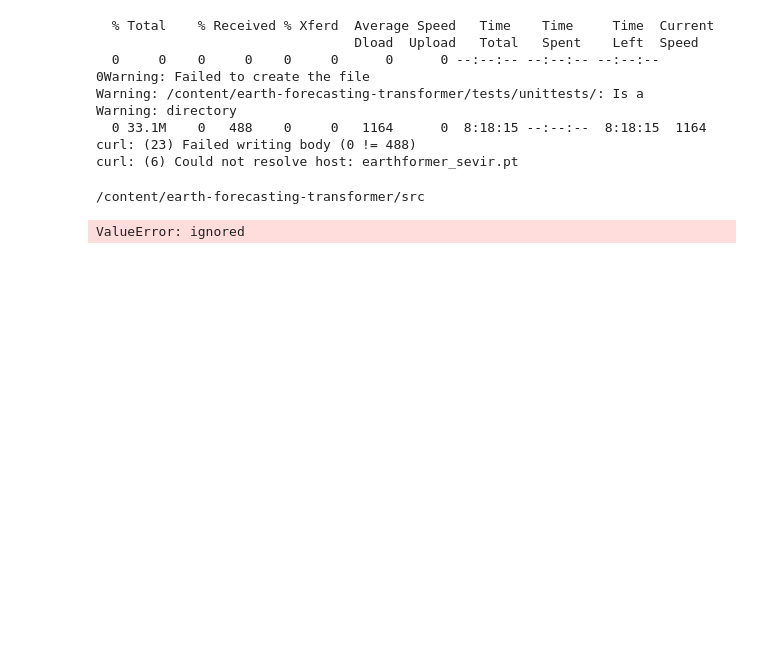
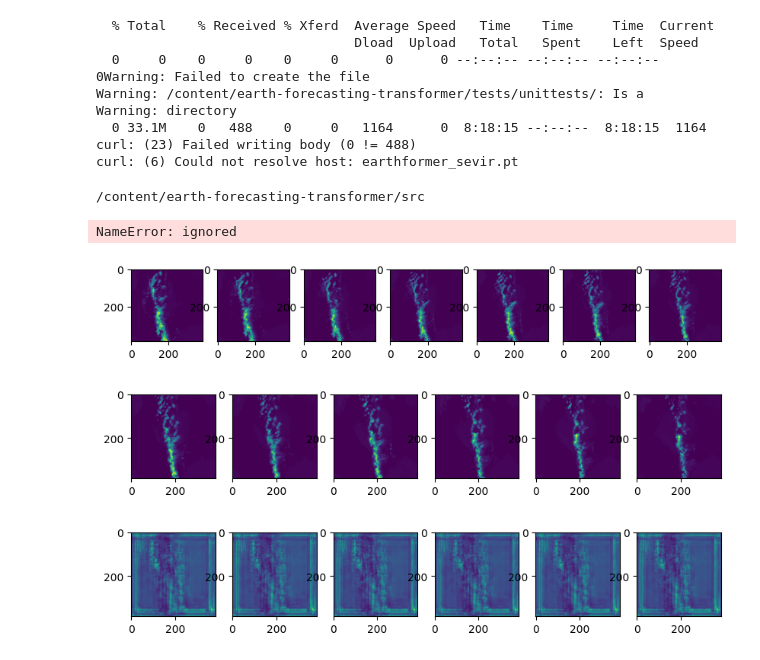
Before and after one commit to leahandofir/earthformer-inference-experiments, a Jupyter notebook: earthformer_SEVIR_inference_test.ipynb, the cells around one changed output. Cells and saved outputs as stored; diff of their text form; code cells hidden in the pictures; blank space fills up the shorter version.

```diff
--- a/earthformer_SEVIR_inference_test.ipynb
+++ b/earthformer_SEVIR_inference_test.ipynb
@@ -64,7 +82,7 @@ in_slice, out_slice = layout_to_in_out_slice(layout=layout_cfg.layout,
                                               out_len=layout_cfg.out_len)
 
 # load data - works only with those specific dates... maybe they did not treat an empty dataset
-sevir_data_module = SEVIRLightningDataModule(start_date=(2019, 1, 1), end_date=(2019, 12, 1), train_val_split_date=(2019, 1, 31), train_test_split_date=(2019, 5, 1))
+sevir_data_module = SEVIRLightningDataModule(layout="NTHWC", start_date=(2019, 1, 1), end_date=(2019, 12, 1), train_val_split_date=(2019, 1, 31), train_test_split_date=(2019, 5, 1))
 sevir_data_module.prepare_data()
 sevir_data_module.setup()
 
@@ -74,17 +92,34 @@ sevir_data_module.setup()
 /content/earth-forecasting-transformer/src
 # %%
 # get the first sample in the predict dataset
-# batch = sevir_data_module.sevir_predict[0]
+batch = sevir_data_module.sevir_predict[4]
+data_seq = batch['vil'].contiguous().to(device)
+x = data_seq[in_slice]
+y = data_seq[out_slice]
+y_hat = model(x)
+
+# get batch from the data loader
+# batch = next(iter(sevir_data_module.sevir_predict.get_torch_dataloader()))
 # data_seq = batch['vil'].contiguous().to(device)
 # x = data_seq[in_slice]
 # y = data_seq[out_slice]
 # y_hat = model(x)
-
-# get batch from the data loader
-batch = next(iter(sevir_data_module.sevir_predict.get_torch_dataloader()))
-data_seq = batch['vil'][0].contiguous().to(device)
-x = data_seq[:,:,:13]
-y = data_seq[:,:,13:]
-y_hat = model(x)
 # %% [output]
-ValueError: ignored
+NameError: ignored
+# %%
+# visualize result
+import matplotlib.pyplot as plt
+
+def visualize(sample, seq_img):
+  fig,axs=plt.subplots(1,len(seq_img),figsize=(10,5))
+  for i, index in enumerate(seq_img):
+    axs[i].imshow(sample[index,:,:,0])
+  plt.show()
+
+visualize(x[0], np.arange(13,step=2))
+visualize(y[0], np.arange(12,step=2))
+visualize(y_hat[0].detach().numpy(), np.arange(12,step=2))
+# %% [output]
+[figure, added]
+[figure, added]
+[figure, added]
```
Also changed, not shown: parts of 1 cell of this notebook.
